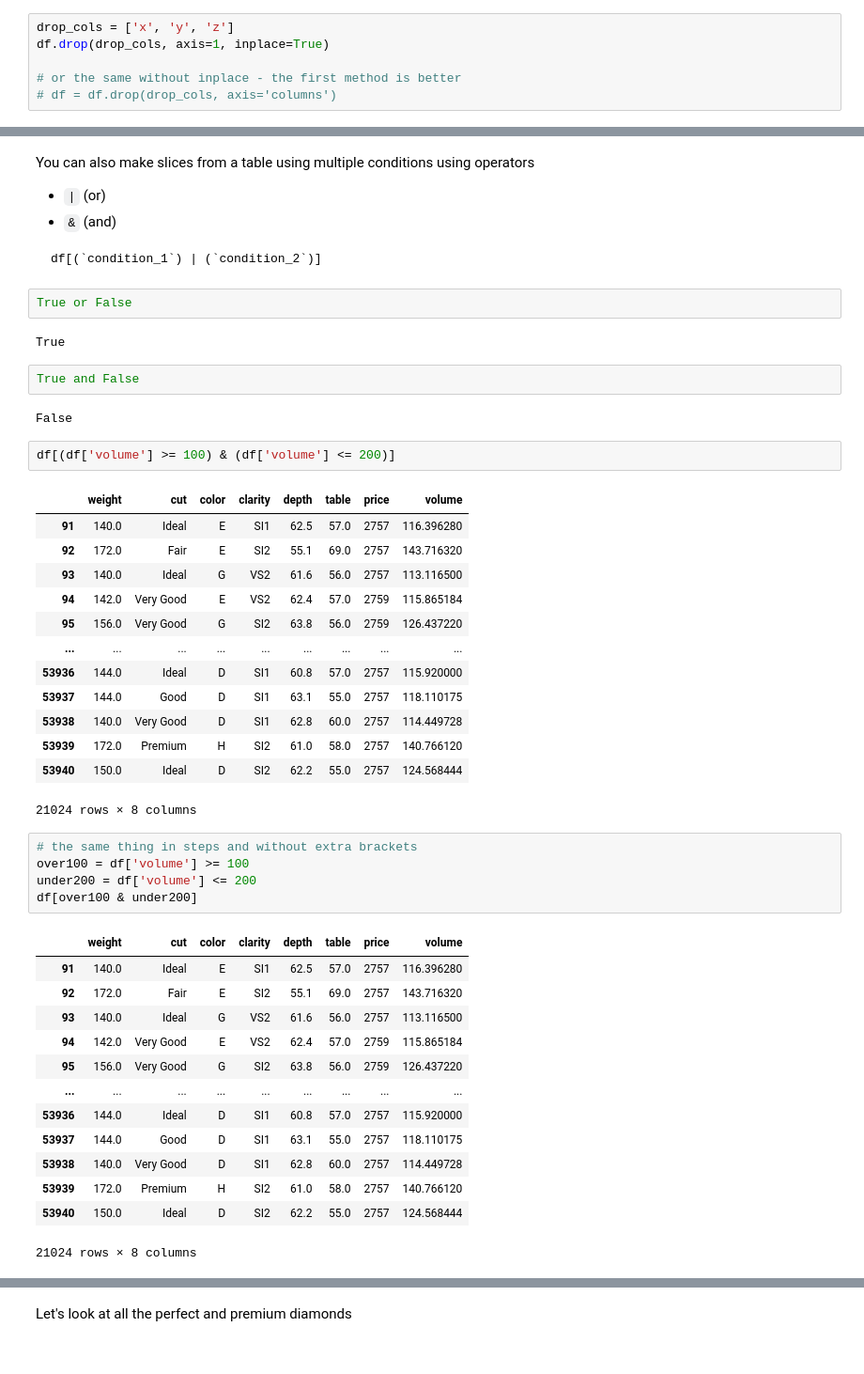
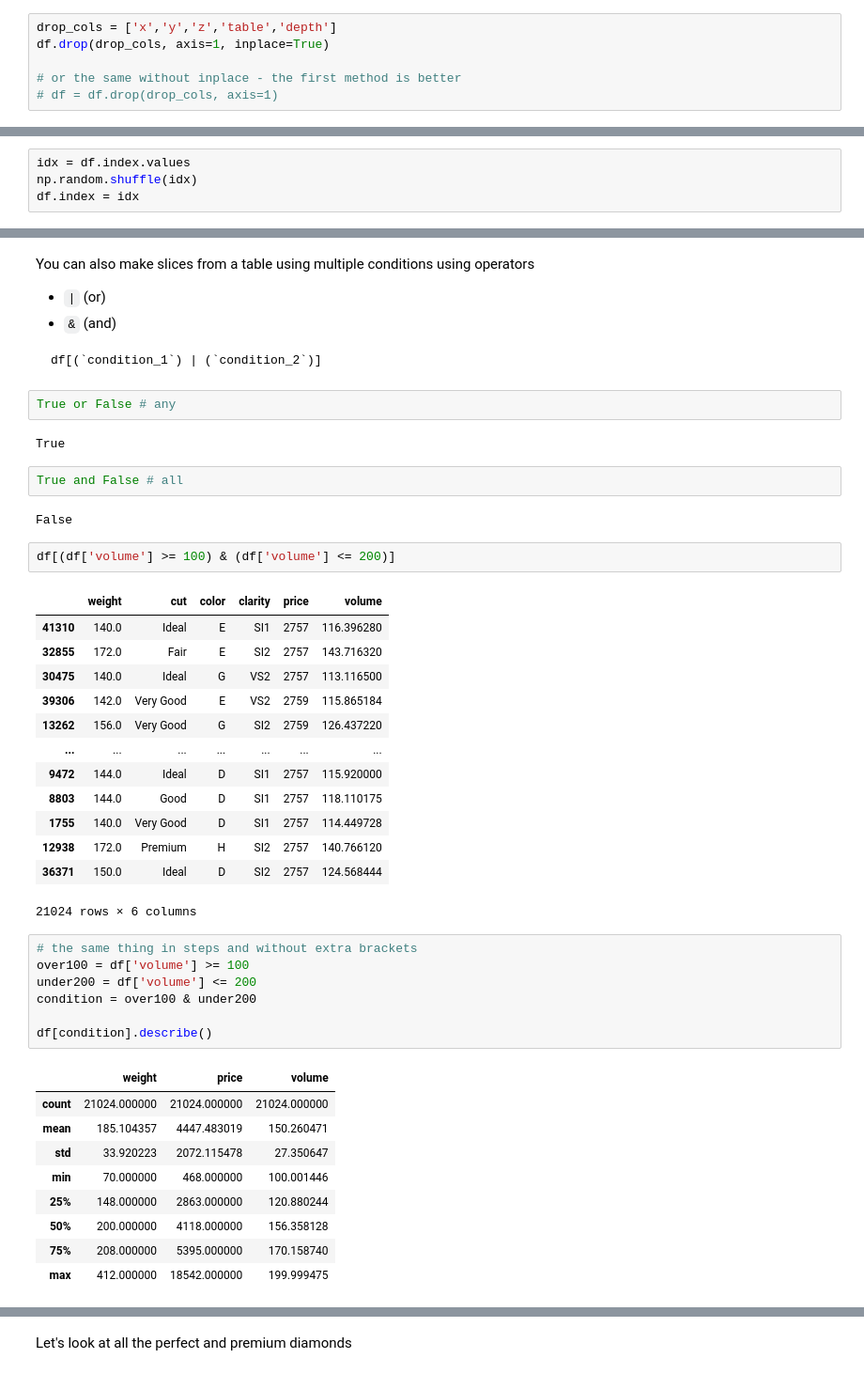
Before and after one commit to ilyaaaaaaaa/-Data_Analysis_HSE-UoL_IR.github.io, a Jupyter notebook: sems/sem071_pandas_intro.ipynb, the cells around one changed output, grey strips where cells are left out. Shown at 94% size. Cells and saved outputs as stored; diff of their text form.

````diff
--- a/sems/sem071_pandas_intro.ipynb
+++ b/sems/sem071_pandas_intro.ipynb
@@ -627,11 +664,11 @@ df.head(2)
 | 1 | 0.23 | Ideal | E | SI2 | 61.5 | 55.0 | 326 | 3.95 | 3.98 | 2.43 | 38.202030 |
 | 2 | 0.21 | Premium | E | SI1 | 59.8 | 61.0 | 326 | 3.89 | 3.84 | 2.31 | 34.505856 |
 # %%
-drop_cols = ['x', 'y', 'z']
+drop_cols = ['x','y','z','table','depth']
 df.drop(drop_cols, axis=1, inplace=True)
 
 # or the same without inplace - the first method is better
-# df = df.drop(drop_cols, axis='columns')
+# df = df.drop(drop_cols, axis=1)
 # %%
 df.head(2)
 # %% [output]
@@ -712,3 +749,7 @@ Let's figure out how to get certain rows and columns from the dataset
 
 - for indexing by row and column name, the `loc[:, :]` attribute is used
 - row names are specified first, then columns
+# %%
+idx = df.index.values
+np.random.shuffle(idx)
+df.index = idx
@@ -910,45 +933,43 @@ You can also make slices from a table using multiple conditions using operators
 df[(`condition_1`) | (`condition_2`)]
 ```
 # %%
-True or False
+True or False # any
 # %% [output]
 True
 # %%
-True and False
+True and False # all
 # %% [output]
 False
 # %%
 df[(df['volume'] >= 100) & (df['volume'] <= 200)]
 # %% [output]
-|  | weight | cut | color | clarity | depth | table | price | volume |
-| 91 | 140.0 | Ideal | E | SI1 | 62.5 | 57.0 | 2757 | 116.396280 |
-| 92 | 172.0 | Fair | E | SI2 | 55.1 | 69.0 | 2757 | 143.716320 |
-| 93 | 140.0 | Ideal | G | VS2 | 61.6 | 56.0 | 2757 | 113.116500 |
-| 94 | 142.0 | Very Good | E | VS2 | 62.4 | 57.0 | 2759 | 115.865184 |
-| 95 | 156.0 | Very Good | G | SI2 | 63.8 | 56.0 | 2759 | 126.437220 |
-| ... | ... | ... | ... | ... | ... | ... | ... | ... |
-| 53936 | 144.0 | Ideal | D | SI1 | 60.8 | 57.0 | 2757 | 115.920000 |
-| 53937 | 144.0 | Good | D | SI1 | 63.1 | 55.0 | 2757 | 118.110175 |
-| 53938 | 140.0 | Very Good | D | SI1 | 62.8 | 60.0 | 2757 | 114.449728 |
-| 53939 | 172.0 | Premium | H | SI2 | 61.0 | 58.0 | 2757 | 140.766120 |
-| 53940 | 150.0 | Ideal | D | SI2 | 62.2 | 55.0 | 2757 | 124.568444 |
+|  | weight | cut | color | clarity | price | volume |
+| 41310 | 140.0 | Ideal | E | SI1 | 2757 | 116.396280 |
+| 32855 | 172.0 | Fair | E | SI2 | 2757 | 143.716320 |
+| 30475 | 140.0 | Ideal | G | VS2 | 2757 | 113.116500 |
+| 39306 | 142.0 | Very Good | E | VS2 | 2759 | 115.865184 |
+| 13262 | 156.0 | Very Good | G | SI2 | 2759 | 126.437220 |
+| ... | ... | ... | ... | ... | ... | ... |
+| 9472 | 144.0 | Ideal | D | SI1 | 2757 | 115.920000 |
+| 8803 | 144.0 | Good | D | SI1 | 2757 | 118.110175 |
+| 1755 | 140.0 | Very Good | D | SI1 | 2757 | 114.449728 |
+| 12938 | 172.0 | Premium | H | SI2 | 2757 | 140.766120 |
+| 36371 | 150.0 | Ideal | D | SI2 | 2757 | 124.568444 |
-21024 rows × 8 columns
+21024 rows × 6 columns
 # %%
 # the same thing in steps and without extra brackets
 over100 = df['volume'] >= 100
 under200 = df['volume'] <= 200
-df[over100 & under200]
+condition = over100 & under200
+
+df[condition].describe()
 # %% [output]
-|  | weight | cut | color | clarity | depth | table | price | volume |
-| 91 | 140.0 | Ideal | E | SI1 | 62.5 | 57.0 | 2757 | 116.396280 |
-| 92 | 172.0 | Fair | E | SI2 | 55.1 | 69.0 | 2757 | 143.716320 |
-| 93 | 140.0 | Ideal | G | VS2 | 61.6 | 56.0 | 2757 | 113.116500 |
-| 94 | 142.0 | Very Good | E | VS2 | 62.4 | 57.0 | 2759 | 115.865184 |
-| 95 | 156.0 | Very Good | G | SI2 | 63.8 | 56.0 | 2759 | 126.437220 |
-| ... | ... | ... | ... | ... | ... | ... | ... | ... |
-| 53936 | 144.0 | Ideal | D | SI1 | 60.8 | 57.0 | 2757 | 115.920000 |
-| 53937 | 144.0 | Good | D | SI1 | 63.1 | 55.0 | 2757 | 118.110175 |
-| 53938 | 140.0 | Very Good | D | SI1 | 62.8 | 60.0 | 2757 | 114.449728 |
-| 53939 | 172.0 | Premium | H | SI2 | 61.0 | 58.0 | 2757 | 140.766120 |
-| 53940 | 150.0 | Ideal | D | SI2 | 62.2 | 55.0 | 2757 | 124.568444 |
+|  | weight | price | volume |
+| count | 21024.000000 | 21024.000000 | 21024.000000 |
+| mean | 185.104357 | 4447.483019 | 150.260471 |
+| std | 33.920223 | 2072.115478 | 27.350647 |
+| min | 70.000000 | 468.000000 | 100.001446 |
+| 25% | 148.000000 | 2863.000000 | 120.880244 |
+| 50% | 200.000000 | 4118.000000 | 156.358128 |
+| 75% | 208.000000 | 5395.000000 | 170.158740 |
+| max | 412.000000 | 18542.000000 | 199.999475 |
-21024 rows × 8 columns
````
Also changed, not shown: parts of 62 cells of this notebook, 1 other file.
